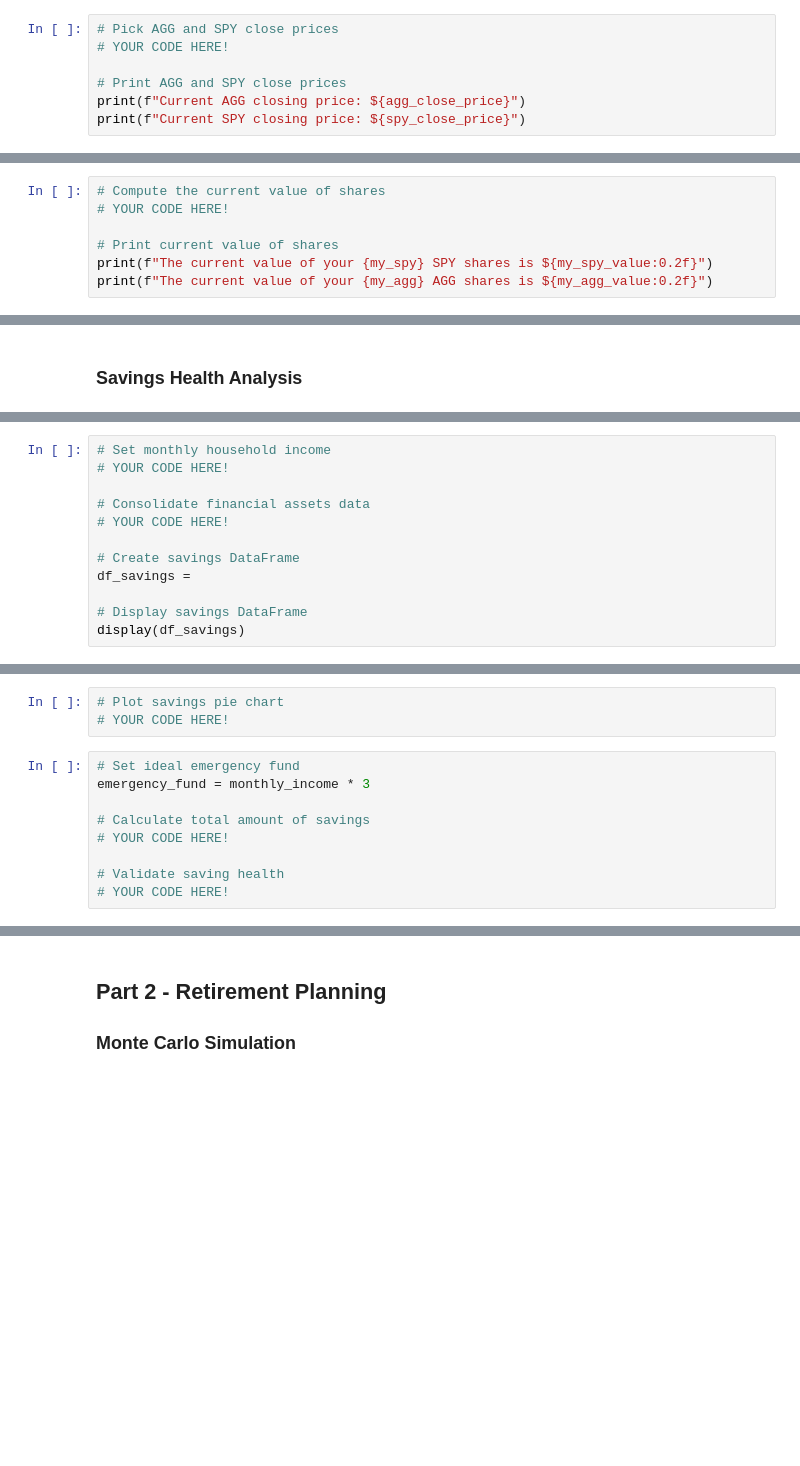
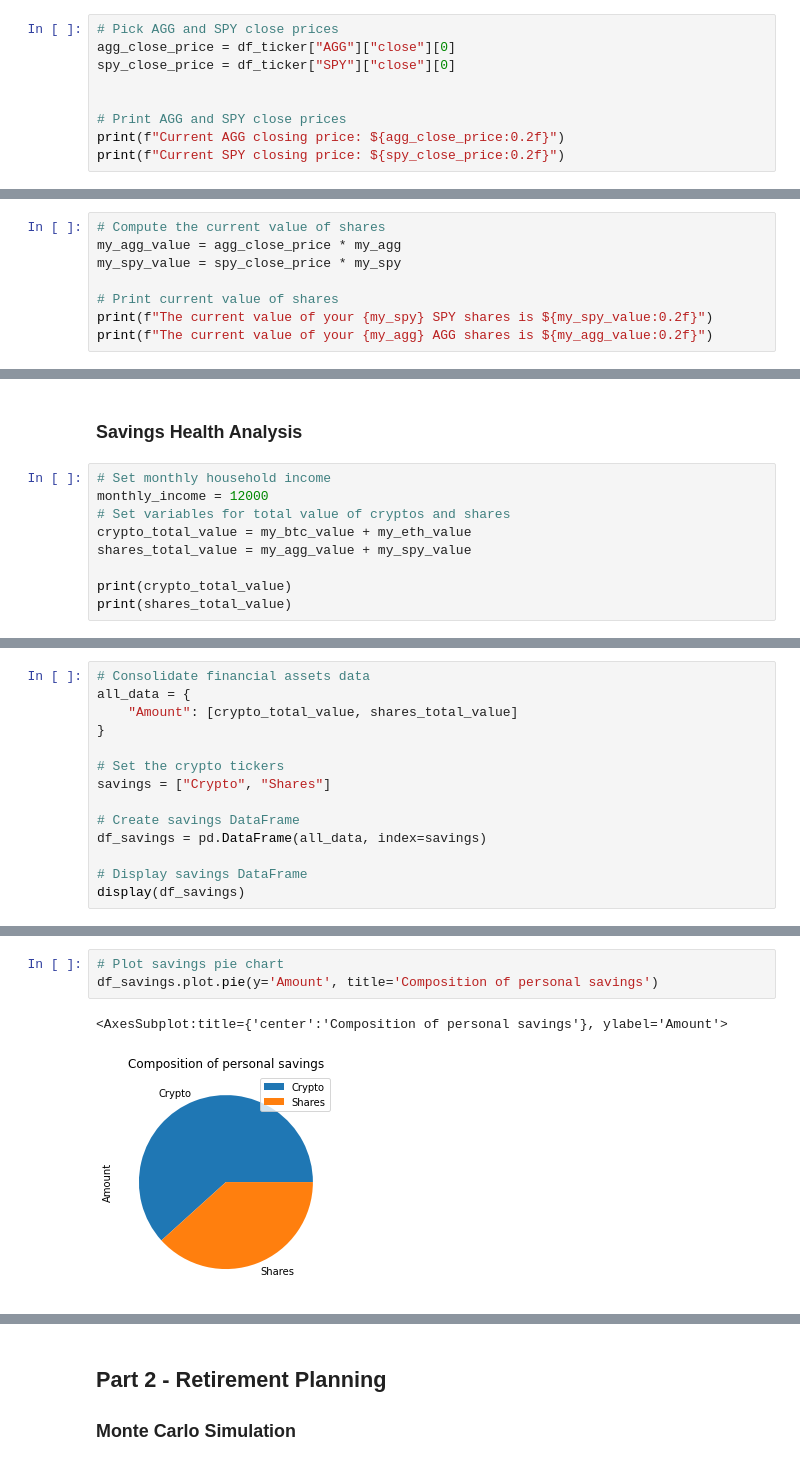
Before and after one commit to Luke-Mac/financial_planning, a Jupyter notebook: financial-planner.ipynb, the cells around one changed output, grey strips where cells are left out. Cells and saved outputs as stored; diff of their text form; blank space fills up the shorter version.

Commit message:
Finished part one financial planning

```diff
--- a/financial-planner.ipynb
+++ b/financial-planner.ipynb
@@ -169,7 +171,9 @@ df_portfolio = alpaca.get_barset(
 # %%
 # Pick AGG and SPY close prices
-# YOUR CODE HERE!
+agg_close_price = df_ticker["AGG"]["close"][0]
+spy_close_price = df_ticker["SPY"]["close"][0]
+
 
 # Print AGG and SPY close prices
-print(f"Current AGG closing price: ${agg_close_price}")
-print(f"Current SPY closing price: ${spy_close_price}")
+print(f"Current AGG closing price: ${agg_close_price:0.2f}")
+print(f"Current SPY closing price: ${spy_close_price:0.2f}")
@@ -176,6 +183,7 @@ print(f"Current SPY closing price: ${spy_close_price}")
 # %%
 # Compute the current value of shares
-# YOUR CODE HERE!
+my_agg_value = agg_close_price * my_agg
+my_spy_value = spy_close_price * my_spy
 
 # Print current value of shares
 print(f"The current value of your {my_spy} SPY shares is ${my_spy_value:0.2f}")
@@ -183,2 +194,11 @@ print(f"The current value of your {my_agg} AGG shares is ${my_agg_value:0.2f}")
 # %% [markdown]
 ### Savings Health Analysis
+# %%
+# Set monthly household income
+monthly_income = 12000
+# Set variables for total value of cryptos and shares
+crypto_total_value = my_btc_value + my_eth_value
+shares_total_value = my_agg_value + my_spy_value
+
+print(crypto_total_value)
+print(shares_total_value)
@@ -185,12 +208,14 @@ print(f"The current value of your {my_agg} AGG shares is ${my_agg_value:0.2f}")
 # %%
-# Set monthly household income
-# YOUR CODE HERE!
+# Consolidate financial assets data
+all_data = {
+    "Amount": [crypto_total_value, shares_total_value]
+}
 
-# Consolidate financial assets data
-# YOUR CODE HERE!
+# Set the crypto tickers
+savings = ["Crypto", "Shares"]
 
 # Create savings DataFrame
-df_savings =
+df_savings = pd.DataFrame(all_data, index=savings)
 
 # Display savings DataFrame
 display(df_savings)
@@ -197,12 +226,6 @@ display(df_savings)
-# %%
-# Plot savings pie chart
-# YOUR CODE HERE!
-# %%
-# Set ideal emergency fund
-emergency_fund = monthly_income * 3
-
-# Calculate total amount of savings
-# YOUR CODE HERE!
-
-# Validate saving health
-# YOUR CODE HERE!
+# %%
+# Plot savings pie chart
+df_savings.plot.pie(y='Amount', title='Composition of personal savings')
+# %% [output]
+<AxesSubplot:title={'center':'Composition of personal savings'}, ylabel='Amount'>
+[figure, added]
```
Also changed, not shown: parts of 14 cells of this notebook.
